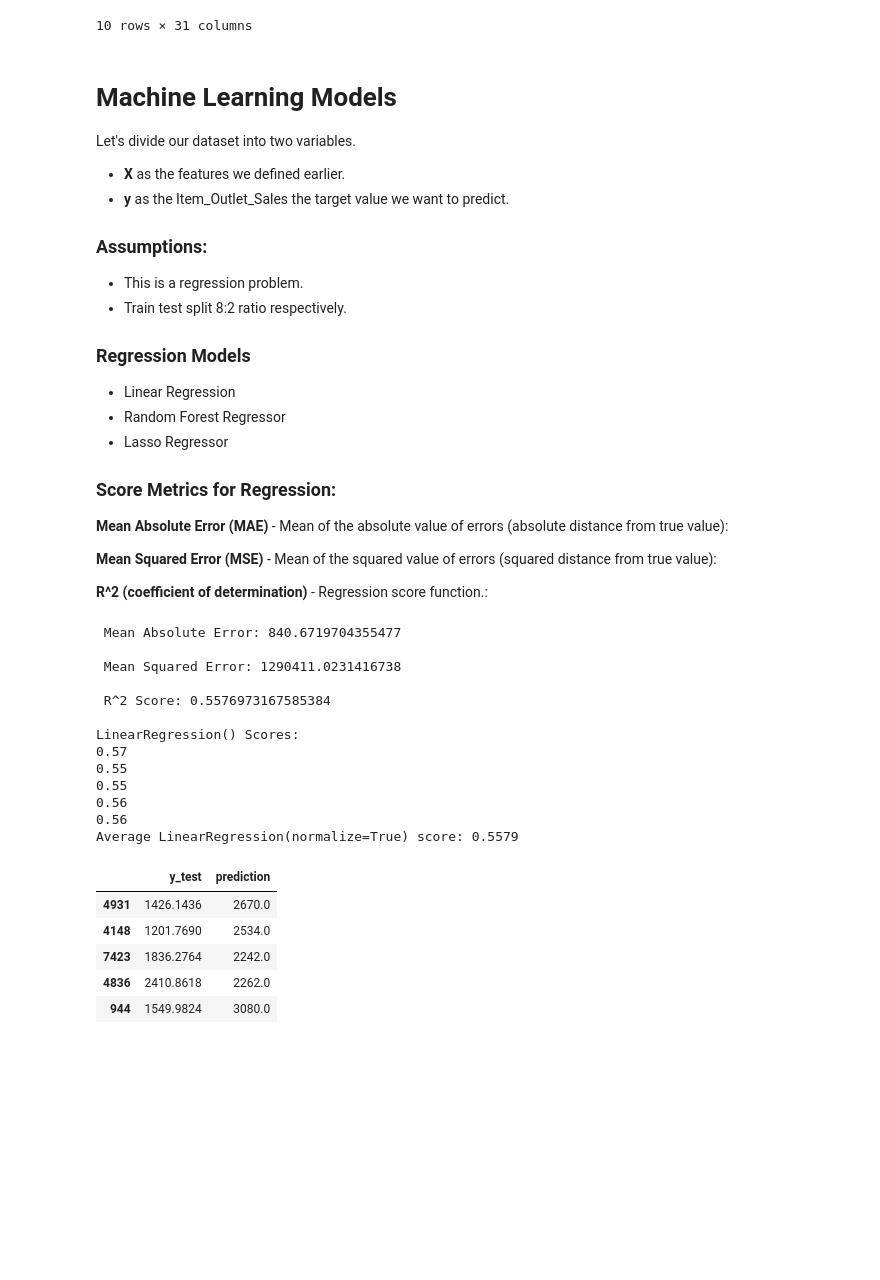
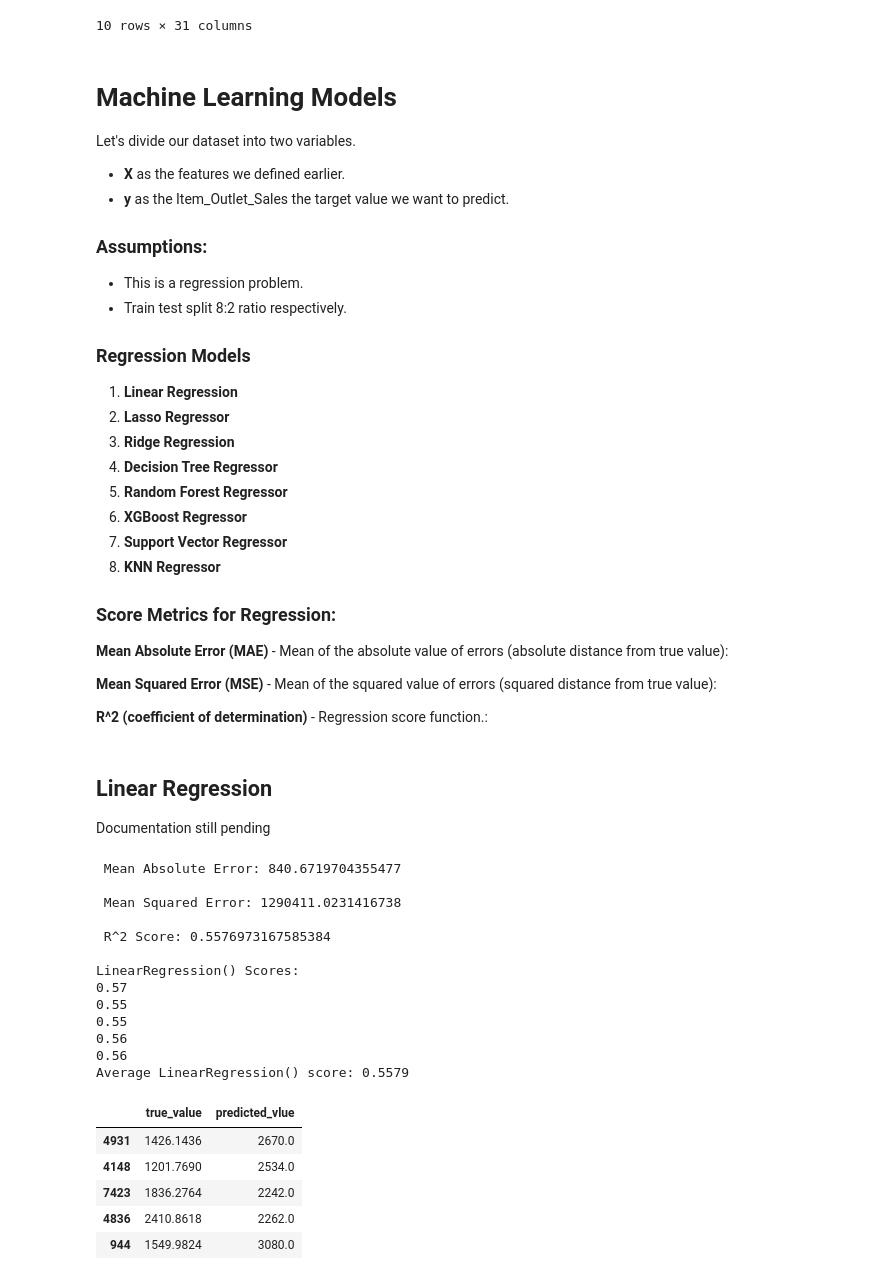
Before and after one commit to mebi-ali/BigMart-Sales-Predication, a Jupyter notebook: bigmart-sales-prediction-analysis.ipynb, the cells around one changed output. Saved outputs shown, nothing was run; the diff lists cells and outputs as text; code cells hidden in the pictures; blank space fills up the shorter version.

Commit message:
Kaggle Notebook | BigMart Sales Prediction & Analysis  | Version 15

```diff
--- a/bigmart-sales-prediction-analysis.ipynb
+++ b/bigmart-sales-prediction-analysis.ipynb
@@ -716,9 +724,15 @@ Let's divide our dataset into two variables.
 * Train test split 8:2 ratio respectively.
 
 ### Regression Models
-* Linear Regression
-* Random Forest Regressor
-* Lasso Regressor
+1. **Linear Regression**
+2. **Lasso Regressor**
+3. **Ridge Regression**
+4. **Decision Tree Regressor**
+5. **Random Forest Regressor**
+6. **XGBoost Regressor**
+7. **Support Vector Regressor**
+8. **KNN Regressor**
+
 
 ### Score Metrics for Regression:
 **Mean Absolute Error (MAE)** - Mean of the absolute value of errors (absolute distance from true value):
@@ -742,3 +756,6 @@ def cross_val(model_name, model, X, y, cv):
+# %% [markdown]
+## Linear Regression
+Documentation still pending
 # %%
 # Model
 model = LinearRegression(normalize=True)
@@ -758,7 +775,7 @@ print(f" Mean Squared Error: {LR_MSE}\n")
 print(f" R^2 Score: {LR_R_2}\n")
 
 # Cross Validation Score check
-cross_val(model,LinearRegression(),X,y,5)
+cross_val(LinearRegression(),X,y,5)
 # %% [output]
  Mean Absolute Error: 840.6719704355477
 
@@ -772,13 +789,13 @@ LinearRegression() Scores:
 0.55
 0.56
 0.56
-Average LinearRegression(normalize=True) score: 0.5579
+Average LinearRegression() score: 0.5579
 # %%
 #  Results of the test for our model:
-result_df=pd.DataFrame({'y_test':y_test,'prediction':y_predict})
+result_df=pd.DataFrame({'true_value':y_test,'predicted_vlue':y_predict})
 result_df.head()
 # %% [output]
-|  | y_test | prediction |
+|  | true_value | predicted_vlue |
 | 4931 | 1426.1436 | 2670.0 |
 | 4148 | 1201.7690 | 2534.0 |
 | 7423 | 1836.2764 | 2242.0 |
```
Also changed, not shown: parts of 19 cells of this notebook.
